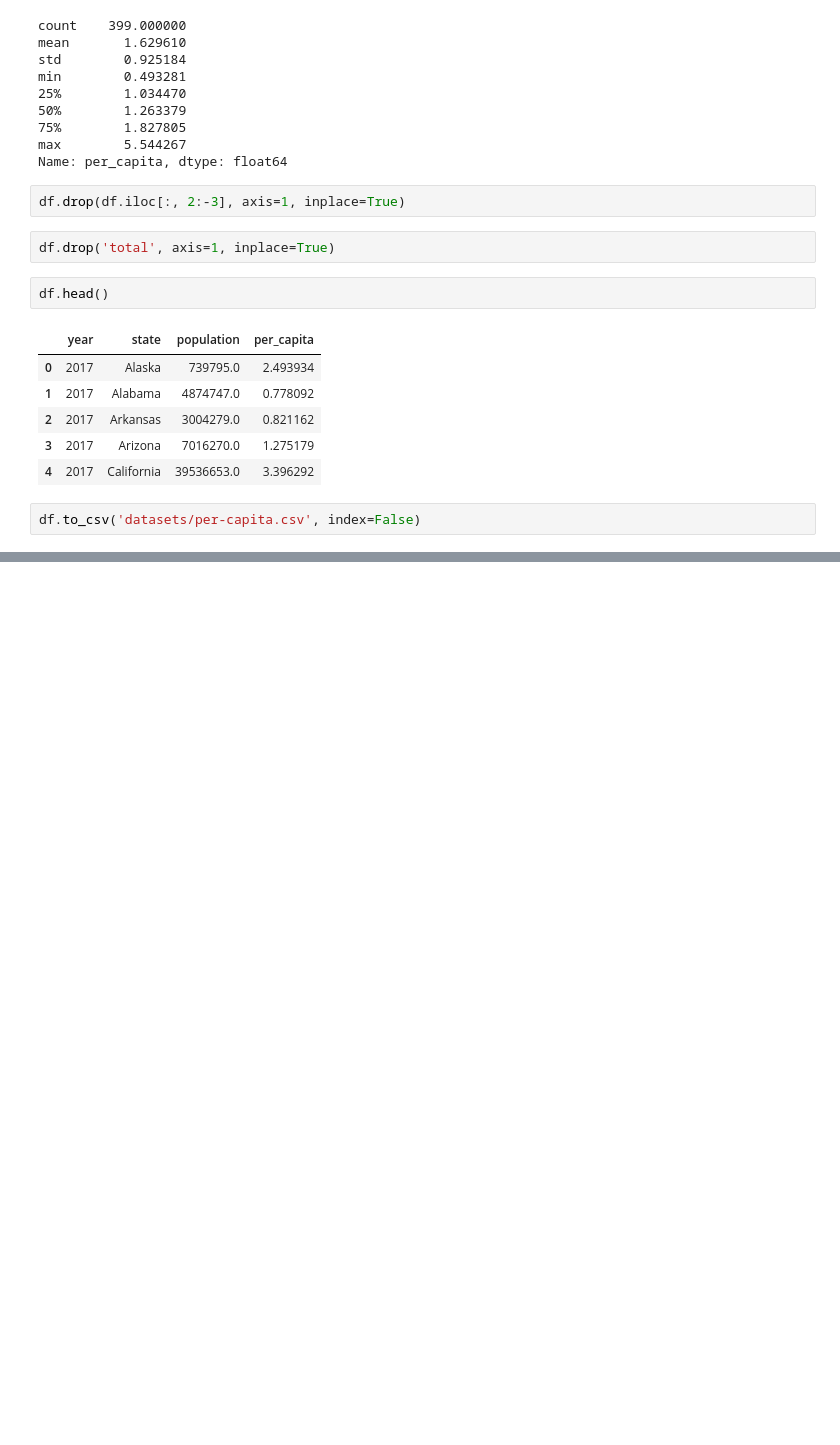
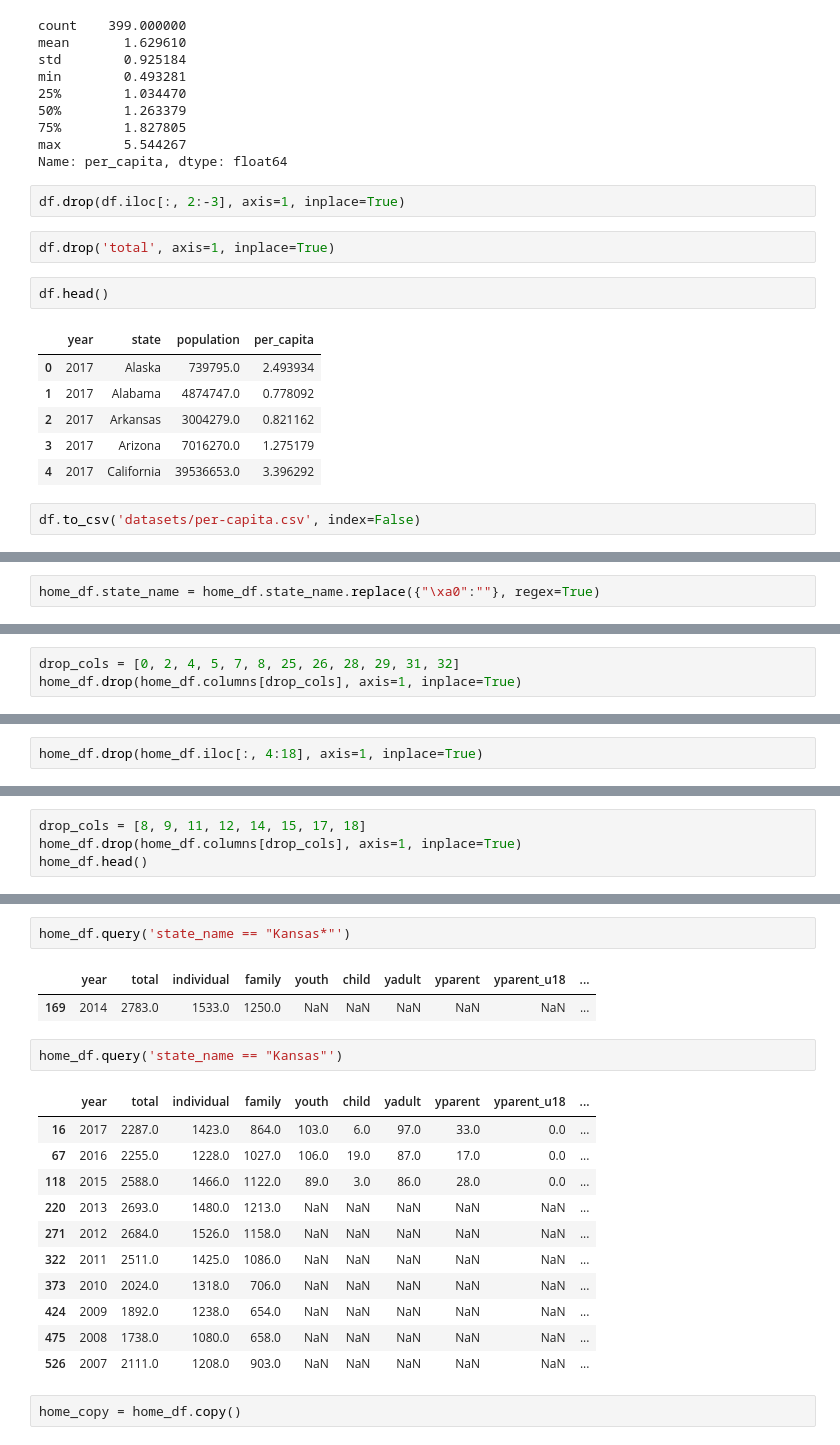
Before and after one commit to rebeccaebarnes/Homelessness, a Jupyter notebook: homelessness-working.ipynb, the cells around one changed output, grey strips where cells are left out. Drawn from its saved outputs; the diff is of its cells as text; blank space fills up the shorter version.

```diff
--- a/homelessness-working.ipynb
+++ b/homelessness-working.ipynb
@@ -1330,0 +1369,2 @@ df.to_csv('datasets/per-capita.csv', index=False)
+# %%
+home_df.state_name = home_df.state_name.replace({"\xa0":""}, regex=True)
@@ -1330,0 +1437,3 @@ df.to_csv('datasets/per-capita.csv', index=False)
+# %%
+drop_cols = [0, 2, 4, 5, 7, 8, 25, 26, 28, 29, 31, 32]
+home_df.drop(home_df.columns[drop_cols], axis=1, inplace=True)
@@ -1330,0 +1452,2 @@ df.to_csv('datasets/per-capita.csv', index=False)
+# %%
+home_df.drop(home_df.iloc[:, 4:18], axis=1, inplace=True)
@@ -1330,0 +1463,4 @@ df.to_csv('datasets/per-capita.csv', index=False)
+# %%
+drop_cols = [8, 9, 11, 12, 14, 15, 17, 18]
+home_df.drop(home_df.columns[drop_cols], axis=1, inplace=True)
+home_df.head()
@@ -1330,0 +1488,21 @@ df.to_csv('datasets/per-capita.csv', index=False)
+# %%
+home_df.query('state_name == "Kansas*"')
+# %% [output]
+|  | year | total | individual | family | youth | child | yadult | yparent | yparent_u18 | ... |
+| 169 | 2014 | 2783.0 | 1533.0 | 1250.0 | NaN | NaN | NaN | NaN | NaN | ... |
+# %%
+home_df.query('state_name == "Kansas"')
+# %% [output]
+|  | year | total | individual | family | youth | child | yadult | yparent | yparent_u18 | ... |
+| 16 | 2017 | 2287.0 | 1423.0 | 864.0 | 103.0 | 6.0 | 97.0 | 33.0 | 0.0 | ... |
+| 67 | 2016 | 2255.0 | 1228.0 | 1027.0 | 106.0 | 19.0 | 87.0 | 17.0 | 0.0 | ... |
+| 118 | 2015 | 2588.0 | 1466.0 | 1122.0 | 89.0 | 3.0 | 86.0 | 28.0 | 0.0 | ... |
+| 220 | 2013 | 2693.0 | 1480.0 | 1213.0 | NaN | NaN | NaN | NaN | NaN | ... |
+| 271 | 2012 | 2684.0 | 1526.0 | 1158.0 | NaN | NaN | NaN | NaN | NaN | ... |
+| 322 | 2011 | 2511.0 | 1425.0 | 1086.0 | NaN | NaN | NaN | NaN | NaN | ... |
+| 373 | 2010 | 2024.0 | 1318.0 | 706.0 | NaN | NaN | NaN | NaN | NaN | ... |
+| 424 | 2009 | 1892.0 | 1238.0 | 654.0 | NaN | NaN | NaN | NaN | NaN | ... |
+| 475 | 2008 | 1738.0 | 1080.0 | 658.0 | NaN | NaN | NaN | NaN | NaN | ... |
+| 526 | 2007 | 2111.0 | 1208.0 | 903.0 | NaN | NaN | NaN | NaN | NaN | ... |
+# %%
+home_copy = home_df.copy()
```
Also changed, not shown: parts of 29 cells of this notebook.
